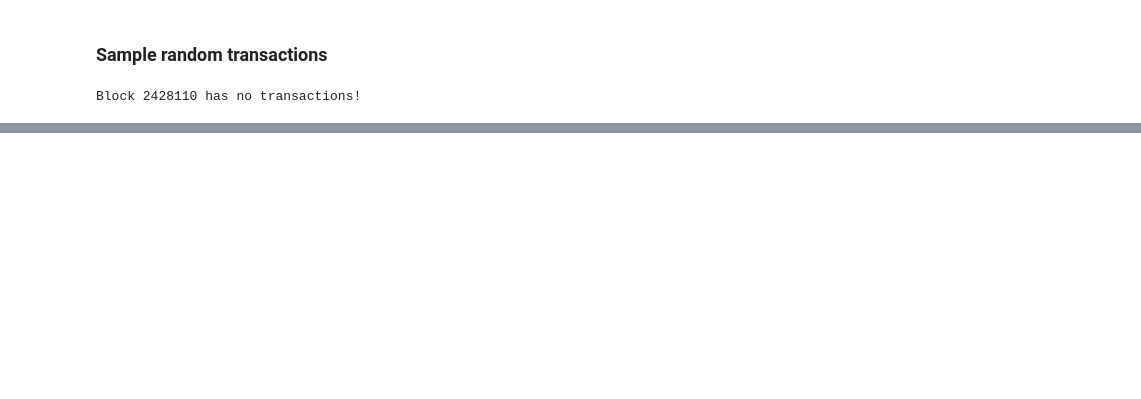
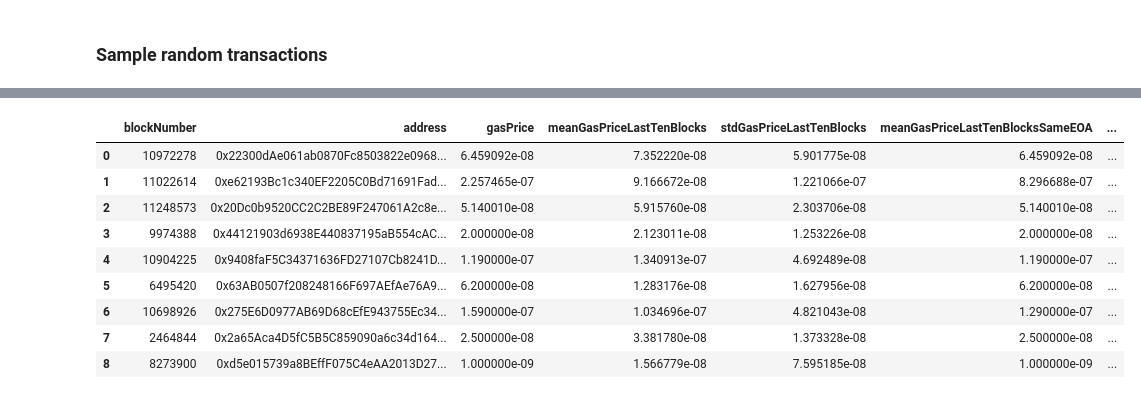
Before and after one commit to hoehlars/frontrunning-attacks, a Jupyter notebook: training/prepare-insertion-attack-features.ipynb, the cells around one changed output, grey strips where cells are left out. Saved outputs shown, nothing was run; the diff lists cells and outputs as text; code cells hidden in the pictures; blank space fills up the shorter version.

Commit message:
data exploration of insertion dataframe

```diff
--- a/training/prepare-insertion-attack-features.ipynb
+++ b/training/prepare-insertion-attack-features.ipynb
@@ -222,6 +296,6 @@ def get_random_transaction_from_block(block_number: int):
         print("Randomly sampled transaction already in data set!")
         get_random_transaction_from_block(block_number)
 
-    return random_transaction_hash
+    return random_transaction
 # %%
 get_random_transaction_from_block(100)
@@ -228,32 +304,48 @@ get_random_transaction_from_block(100)
 # %% [markdown]
 ### Sample random transactions
 # %%
-def sample_random_transaction():
+def sample_random_transaction(nr_of_random_blocks: int) -> pd.DataFrame:
 
     # Get random block numbers
     block_numbers = []
 
-    random_block_numbers_from_insertion_data = get_n_random_block_numbers_from_insertion_data(10)
-    random_block_numbers_from_insertion_data_range = get_n_random_block_numbers_from_insertion_data_range(10)
-    random_block_numbers_from_total_range = get_n_random_block_numbers_from_total_block_range(10)
+    random_blocks_per_sampling = int(nr_of_random_blocks/3)
+
+    random_block_numbers_from_insertion_data = get_n_random_block_numbers_from_insertion_data(random_blocks_per_sampling)
+    random_block_numbers_from_insertion_data_range = get_n_random_block_numbers_from_insertion_data_range(random_blocks_per_sampling)
+    random_block_numbers_from_total_range = get_n_random_block_numbers_from_total_block_range(random_blocks_per_sampling)
 
     block_numbers.extend(random_block_numbers_from_insertion_data)
     block_numbers.extend(random_block_numbers_from_insertion_data_range)
     block_numbers.extend(random_block_numbers_from_total_range)
 
     # Get random transactions out of blocks
-    transactions = []
+    entries = []
 
-    for block in block_numbers:
+
+    for block in tqdm(block_numbers):
         transaction = get_random_transaction_from_block(block)
         if transaction:
-            transactions.append(transaction)
+            mean_gas_price_last_10_blocks, std_gas_price_last_10_blocks = get_mean_and_std_gas_price_of_last_n_blocks(10, block, web3)
+            mean_gas_price_last_n_blocks_same_EOA, std_gas_price_last_n_blocks_same_EOA = get_mean_and_std_gas_price_of_last_n_blocks_of_same_EOA(20, block, transaction["from"], web3)
 
-    return transactions
+            address = transaction["from"]
+
+            new_entry = {
+                "blockNumber": block,
+                "address": address,
+                "gasPrice": transaction["gasPrice"] / 10**18,
+                "meanGasPriceLastTenBlocks": mean_gas_price_last_10_blocks,
+                "stdGasPriceLastTenBlocks": std_gas_price_last_10_blocks,
+                "meanGasPriceLastTenBlocksSameEOA": mean_gas_price_last_n_blocks_same_EOA,
+                "stdGasPriceLastTenBlocksSameEOA": std_gas_price_last_n_blocks_same_EOA,
+                "usedGasToken": is_transaction_using_gas_token(block, address, web3)
+            }
+            entries.append(new_entry)
+
+    return pd.DataFrame(entries)
 # %%
-random_transactions = sample_random_transaction()
+feature_random_transactions_df = sample_random_transaction(10)
-# %% [output]
-Block 2428110 has no transactions!
 # %%
-random_transactions[:5]
+feature_random_transactions_df
 # %% [output]
@@ -264,0 +352,10 @@ random_transactions[:5]
+|  | blockNumber | address | gasPrice | meanGasPriceLastTenBlocks | stdGasPriceLastTenBlocks | meanGasPriceLastTenBlocksSameEOA | ... |
+| 0 | 10972278 | 0x22300dAe061ab0870Fc8503822e0968... | 6.459092e-08 | 7.352220e-08 | 5.901775e-08 | 6.459092e-08 | ... |
+| 1 | 11022614 | 0xe62193Bc1c340EF2205C0Bd71691Fad... | 2.257465e-07 | 9.166672e-08 | 1.221066e-07 | 8.296688e-07 | ... |
+| 2 | 11248573 | 0x20Dc0b9520CC2C2BE89F247061A2c8e... | 5.140010e-08 | 5.915760e-08 | 2.303706e-08 | 5.140010e-08 | ... |
+| 3 | 9974388 | 0x44121903d6938E440837195aB554cAC... | 2.000000e-08 | 2.123011e-08 | 1.253226e-08 | 2.000000e-08 | ... |
+| 4 | 10904225 | 0x9408faF5C34371636FD27107Cb8241D... | 1.190000e-07 | 1.340913e-07 | 4.692489e-08 | 1.190000e-07 | ... |
+| 5 | 6495420 | 0x63AB0507f208248166F697AEfAe76A9... | 6.200000e-08 | 1.283176e-08 | 1.627956e-08 | 6.200000e-08 | ... |
+| 6 | 10698926 | 0x275E6D0977AB69D68cEfE943755Ec34... | 1.590000e-07 | 1.034696e-07 | 4.821043e-08 | 1.290000e-07 | ... |
+| 7 | 2464844 | 0x2a65Aca4D5fC5B5C859090a6c34d164... | 2.500000e-08 | 3.381780e-08 | 1.373328e-08 | 2.500000e-08 | ... |
+| 8 | 8273900 | 0xd5e015739a8BEffF075C4eAA2013D27... | 1.000000e-09 | 1.566779e-08 | 7.595185e-08 | 1.000000e-09 | ... |
```
Also changed, not shown: parts of 18 cells of this notebook.
